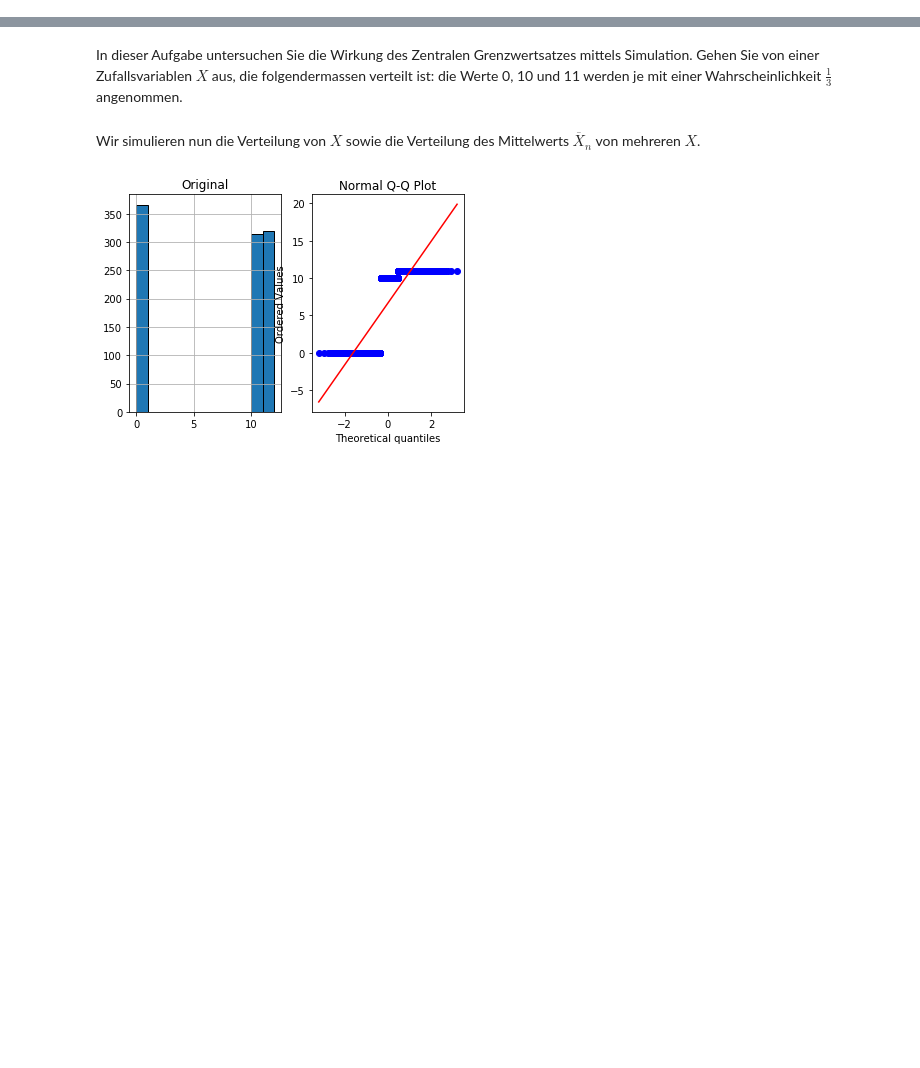
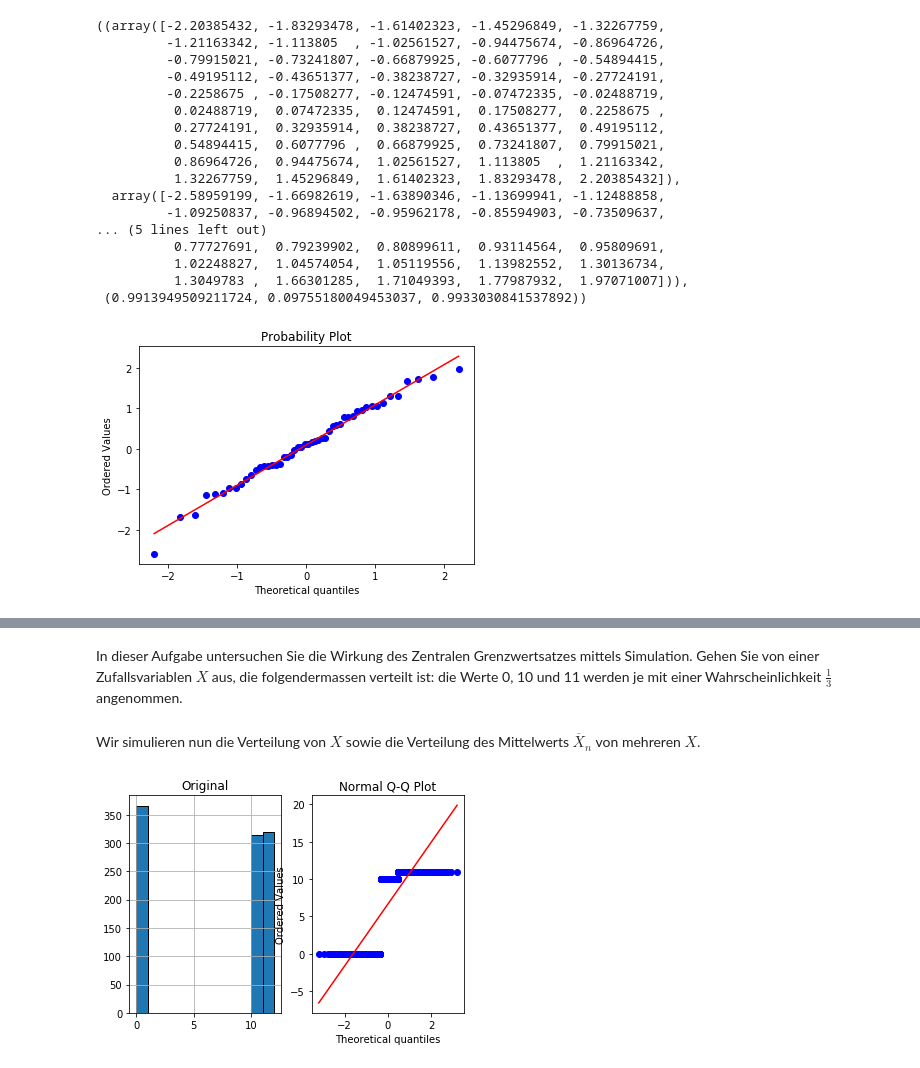
Before and after one commit to christopherchristensen/summaries, a Jupyter notebook: stat/sw05/Python Code - Series 5.ipynb, the cells around one changed output, grey strips where cells are left out. Drawn from its saved outputs; the diff is of its cells as text; code cells hidden in the pictures; blank space fills up the shorter version.

```diff
--- a/stat/sw05/Python Code - Series 5.ipynb
+++ b/stat/sw05/Python Code - Series 5.ipynb
@@ -0,0 +39,26 @@
+# %%
+import matplotlib.pyplot as plt
+import numpy as np
+import scipy.stats as st
+
+x = st.norm.rvs(size=50)
+st.probplot(x, plot=plt)
+# %% [output]
+((array([-2.20385432, -1.83293478, -1.61402323, -1.45296849, -1.32267759,
+         -1.21163342, -1.113805  , -1.02561527, -0.94475674, -0.86964726,
+         -0.79915021, -0.73241807, -0.66879925, -0.6077796 , -0.54894415,
+         -0.49195112, -0.43651377, -0.38238727, -0.32935914, -0.27724191,
+         -0.2258675 , -0.17508277, -0.12474591, -0.07472335, -0.02488719,
+          0.02488719,  0.07472335,  0.12474591,  0.17508277,  0.2258675 ,
+          0.27724191,  0.32935914,  0.38238727,  0.43651377,  0.49195112,
+          0.54894415,  0.6077796 ,  0.66879925,  0.73241807,  0.79915021,
+          0.86964726,  0.94475674,  1.02561527,  1.113805  ,  1.21163342,
+          1.32267759,  1.45296849,  1.61402323,  1.83293478,  2.20385432]),
+  array([-2.58959199, -1.66982619, -1.63890346, -1.13699941, -1.12488858,
+         -1.09250837, -0.96894502, -0.95962178, -0.85594903, -0.73509637,
+... (5 lines left out)
+          0.77727691,  0.79239902,  0.80899611,  0.93114564,  0.95809691,
+          1.02248827,  1.04574054,  1.05119556,  1.13982552,  1.30136734,
+          1.3049783 ,  1.66301285,  1.71049393,  1.77987932,  1.97071007])),
+ (0.9913949509211724, 0.09755180049453037, 0.9933030841537892))
+[figure, added]
```
Also changed, not shown: parts of 12 cells of this notebook, 1 other file.
